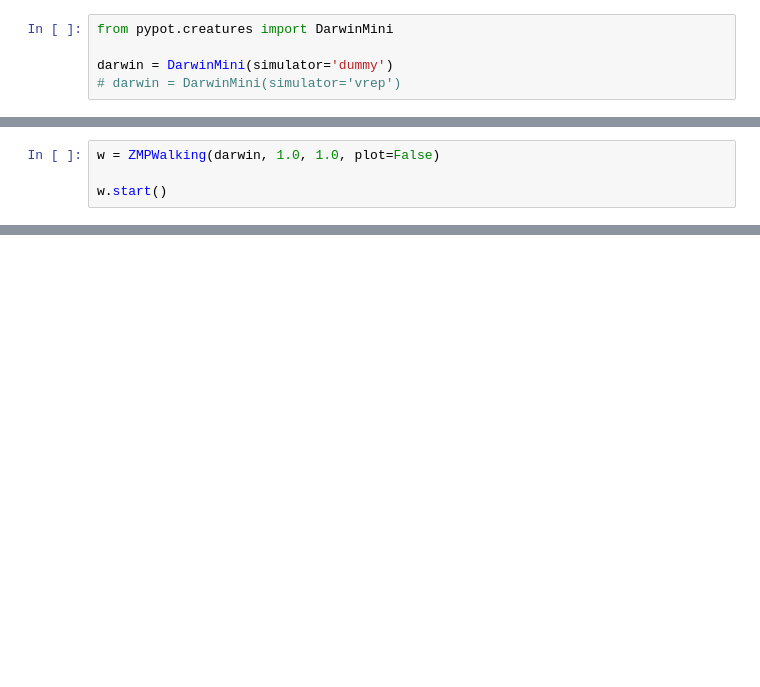
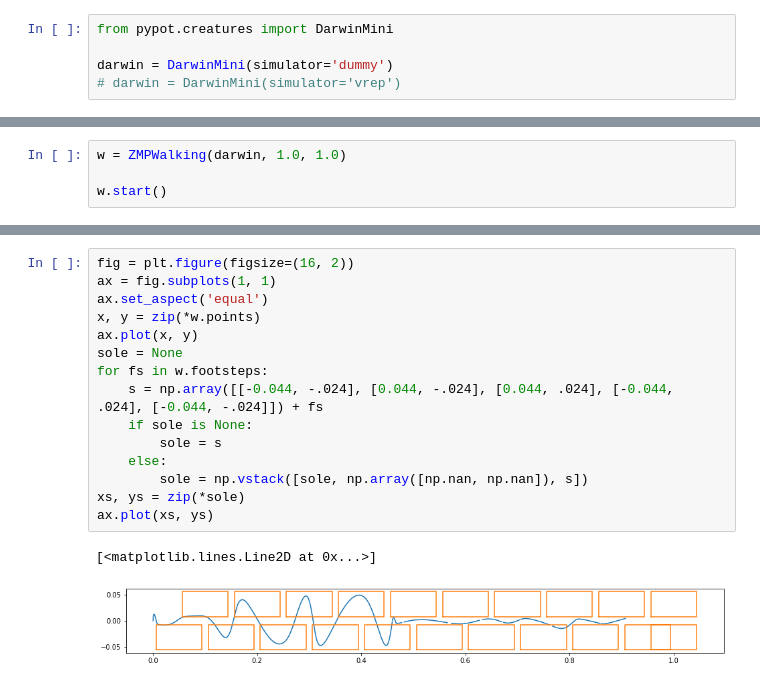
Before and after one commit to japonophile/darwin, a Jupyter notebook: software/samples/notebooks/Darwin Mini ZMP trajectory.ipynb, the cells around one changed output, grey strips where cells are left out. Drawn from its saved outputs; the diff is of its cells as text; blank space fills up the shorter version.

```diff
--- a/software/samples/notebooks/Darwin Mini ZMP trajectory.ipynb
+++ b/software/samples/notebooks/Darwin Mini ZMP trajectory.ipynb
@@ -443,7 +427,7 @@ class ZMPWalking(WalkStraight):
         super().update_position(t)
         self.run_com_mpc(t)
 # %%
-w = ZMPWalking(darwin, 1.0, 1.0, plot=False)
+w = ZMPWalking(darwin, 1.0, 1.0)
 
 w.start()
 # %% [output]
@@ -466,0 +471,18 @@ Positions at time 0.106:
+# %%
+fig = plt.figure(figsize=(16, 2))
+ax = fig.subplots(1, 1)
+ax.set_aspect('equal')
+x, y = zip(*w.points)
+ax.plot(x, y)
+sole = None
+for fs in w.footsteps:
+    s = np.array([[-0.044, -.024], [0.044, -.024], [0.044, .024], [-0.044, .024], [-0.044, -.024]]) + fs
+    if sole is None:
+        sole = s
+    else:
+        sole = np.vstack([sole, np.array([np.nan, np.nan]), s])
+xs, ys = zip(*sole)
+ax.plot(xs, ys)
+# %% [output]
+[<matplotlib.lines.Line2D at 0x...>]
+[figure, added]
```
Also changed, not shown: parts of 4 cells of this notebook, 2 other files.
